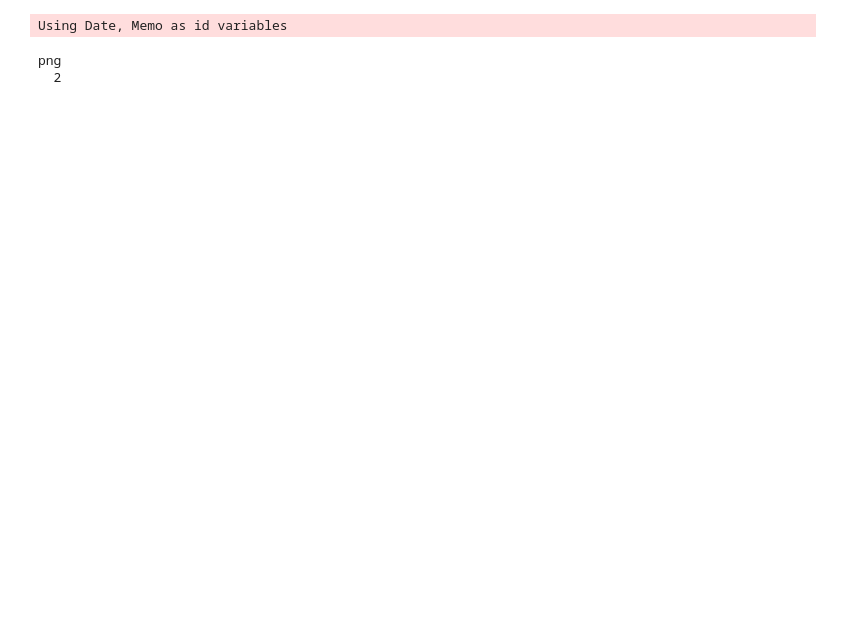
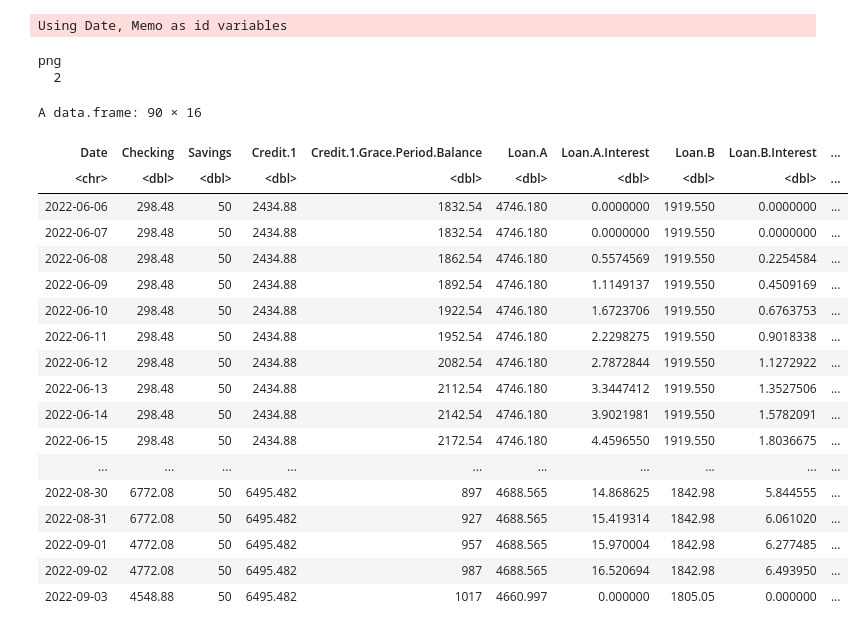
Before and after one commit to hdickie/Expense_Forecast, a Jupyter notebook: viz_expense_forecast.ipynb, the cells around one changed output. Drawn from its saved outputs; the diff is of its cells as text; code cells hidden in the pictures; blank space fills up the shorter version.

```diff
--- a/viz_expense_forecast.ipynb
+++ b/viz_expense_forecast.ipynb
@@ -21,6 +21,28 @@ dev.off()
 Using Date, Memo as id variables
 png
   2
+# %%
+data
+# %% [output]
+A data.frame: 90 × 16
+| Date | Checking | Savings | Credit.1 | Credit.1.Grace.Period.Balance | Loan.A | Loan.A.Interest | Loan.B | Loan.B.Interest | ... |
+| <chr> | <dbl> | <dbl> | <dbl> | <dbl> | <dbl> | <dbl> | <dbl> | <dbl> | ... |
+| 2022-06-06 | 298.48 | 50 | 2434.88 | 1832.54 | 4746.180 | 0.0000000 | 1919.550 | 0.0000000 | ... |
+| 2022-06-07 | 298.48 | 50 | 2434.88 | 1832.54 | 4746.180 | 0.0000000 | 1919.550 | 0.0000000 | ... |
+| 2022-06-08 | 298.48 | 50 | 2434.88 | 1862.54 | 4746.180 | 0.5574569 | 1919.550 | 0.2254584 | ... |
+| 2022-06-09 | 298.48 | 50 | 2434.88 | 1892.54 | 4746.180 | 1.1149137 | 1919.550 | 0.4509169 | ... |
+| 2022-06-10 | 298.48 | 50 | 2434.88 | 1922.54 | 4746.180 | 1.6723706 | 1919.550 | 0.6763753 | ... |
+| 2022-06-11 | 298.48 | 50 | 2434.88 | 1952.54 | 4746.180 | 2.2298275 | 1919.550 | 0.9018338 | ... |
+| 2022-06-12 | 298.48 | 50 | 2434.88 | 2082.54 | 4746.180 | 2.7872844 | 1919.550 | 1.1272922 | ... |
+| 2022-06-13 | 298.48 | 50 | 2434.88 | 2112.54 | 4746.180 | 3.3447412 | 1919.550 | 1.3527506 | ... |
+| 2022-06-14 | 298.48 | 50 | 2434.88 | 2142.54 | 4746.180 | 3.9021981 | 1919.550 | 1.5782091 | ... |
+| 2022-06-15 | 298.48 | 50 | 2434.88 | 2172.54 | 4746.180 | 4.4596550 | 1919.550 | 1.8036675 | ... |
+| ... | ... | ... | ... | ... | ... | ... | ... | ... | ... |
+| 2022-08-30 | 6772.08 | 50 | 6495.482 | 897 | 4688.565 | 14.868625 | 1842.98 | 5.844555 | ... |
+| 2022-08-31 | 6772.08 | 50 | 6495.482 | 927 | 4688.565 | 15.419314 | 1842.98 | 6.061020 | ... |
+| 2022-09-01 | 4772.08 | 50 | 6495.482 | 957 | 4688.565 | 15.970004 | 1842.98 | 6.277485 | ... |
+| 2022-09-02 | 4772.08 | 50 | 6495.482 | 987 | 4688.565 | 16.520694 | 1842.98 | 6.493950 | ... |
+| 2022-09-03 | 4548.88 | 50 | 6495.482 | 1017 | 4660.997 | 0.000000 | 1805.05 | 0.000000 | ... |
 # %%
 data
 # %% [output]
```
Also changed, not shown: parts of 1 cell of this notebook, 1 other file.
